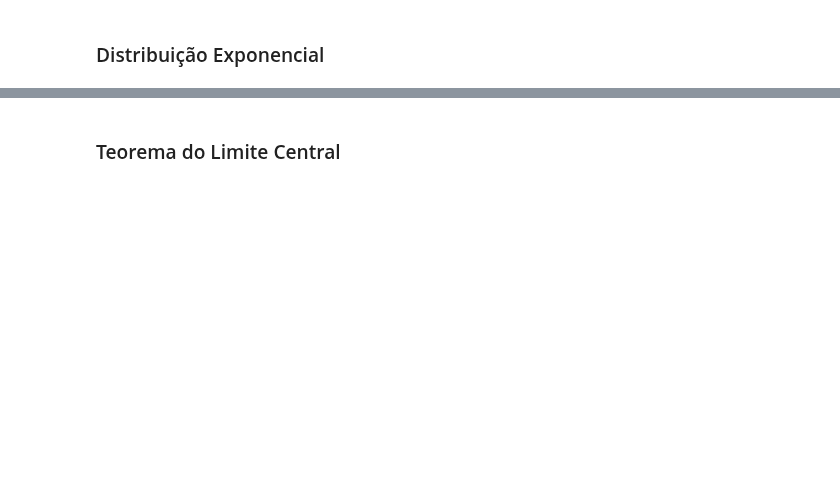
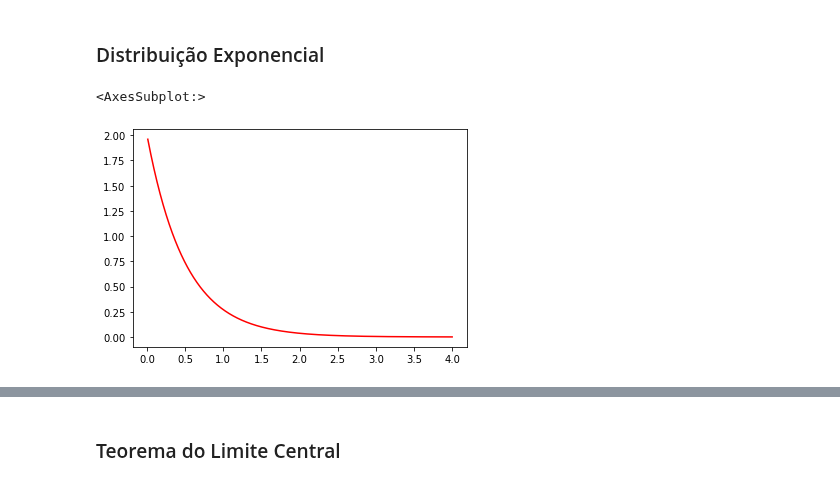
Before and after one commit to pedroteche-ih/64_PT_NOV202111, a Jupyter notebook: aulas/64 DA PT NOV-2021 Aula 20220310 Probabilidade.ipynb, the cells around one changed output, grey strips where cells are left out. Saved outputs shown, nothing was run; the diff lists cells and outputs as text; code cells hidden in the pictures; blank space fills up the shorter version.

```diff
--- a/aulas/64 DA PT NOV-2021 Aula 20220310 Probabilidade.ipynb
+++ b/aulas/64 DA PT NOV-2021 Aula 20220310 Probabilidade.ipynb
@@ -192,7 +318,10 @@ sns.pointplot(data = tb_poisson, x = 'num_raros', y = 'prob_real', color='red')
 # %%
 dist_exp = sp.stats.expon(scale = 1/lamb)
 # %%
-x = np.linspace(0.01, 10, 1000)
+x = np.linspace(0.01, 4, 1000)
 y = dist_exp.pdf(x)
 sns.lineplot(x = x, y = y, color='red')
+# %% [output]
+<AxesSubplot:>
+[figure, added]
 # %%
```
Also changed, not shown: parts of 72 cells of this notebook.
